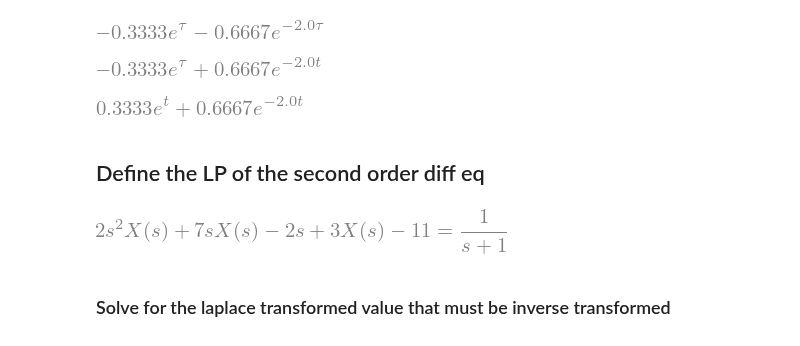
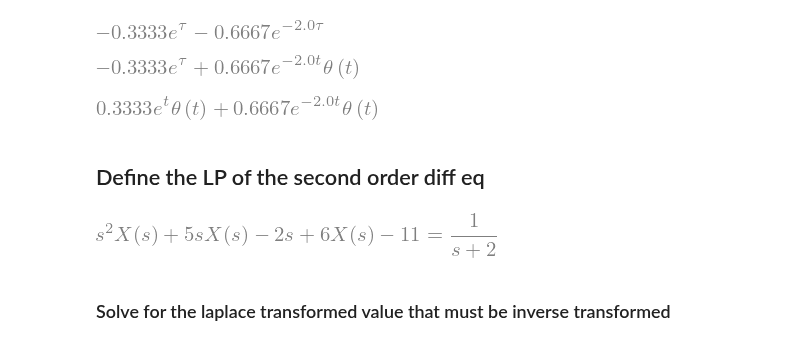
Before and after one commit to JonHowMIT/Signals_and_Systems, a Jupyter notebook: 16_002_Topic10_DiffEq_delta_input.ipynb, the cells around one changed output. Drawn from its saved outputs; the diff is of its cells as text; code cells hidden in the pictures.

```diff
--- a/16_002_Topic10_DiffEq_delta_input.ipynb
+++ b/16_002_Topic10_DiffEq_delta_input.ipynb
@@ -18,6 +18,5 @@ from sympy.abc import a, t, x, s, X, g, G
 print("Sympy version "+sympy.__version__)
 init_printing(use_unicode=True)
 
-tau = Symbol('tau', negative=True)
-a, x, g, X, G = symbols('a x g X G', cls = Function)
+a, x, g, X, G, tau = symbols('a x g X G tau', cls = Function)
 # %% [output]
@@ -33,14 +32,15 @@ def inverse_laplace_transform_ac(G_ilt_ac,s,t):
 # %% [markdown]
 ## Check that get desired properties for basic ftns
 # %%
-t = Symbol('t', positive=False)
+#t = Symbol('t', positive=False)
 g = DiracDelta(t)
 G = laplace_transform(g, t, s, noconds = True) # Checking the performance -  Should get 1.
 G
 # %% [output]
 [figure]
 # %%
-t = Symbol('t', positive=True)
+tau = Symbol('tau', negative=True)
+#t = Symbol('t', positive=True)
 # %%
 g = Heaviside(t,1)
 G = laplace_transform(g, t, s, noconds = True) # Checking the performance -  Should get 1/s.
@@ -128,20 +128,21 @@ N(g_rocA,4)
 g_rocB = inverse_laplace_transform_ac(G1,s,t) + inverse_laplace_transform(G2,s,t)
 N(g_rocB,4)
 # %% [output]
-[figure, old version]
+[figure, new version]
 # %%
 # ROC C Re[s] > 1
 g_rocC = inverse_laplace_transform(G1,s,t) + inverse_laplace_transform(G2,s,t)
 N(g_rocC,4)
 # %% [output]
-[figure, old version]
+[figure, new version]
 # %% [markdown]
 ## Define the LP of the second order diff eq
 # %%
-case = 0
+case = 2
 # define the differential equation to solve
 if case == 0:
     # input is a delta
+    g = DiracDelta(t)
     x0 = 1
     v0 = 2
     a = 2
@@ -153,6 +154,7 @@ if case == 0:
     v0p = v0 + d/a
 elif case == 1:
     # input is a delta
+    g = DiracDelta(t)
     x0 = 2
     v0 = 4
     a = 1
@@ -162,34 +164,34 @@ elif case == 1:
     W = laplace_transform(d * g, t, s, noconds = True)
     x0p = x0
     v0p = v0 + d/a
 elif case == 2:
     # input is an exponential
     a = 1
     b = 5
     c = 6
     d = 1
     x0 = 2
     v0 = 1
     x0p = x0
     v0p = v0
     g = sympy.exp(-2*t)*Heaviside(t)
     W = laplace_transform(d*g, t, s, noconds = True)
 elif case == 3:
     # input is a step
     a = 1
     b = 5
     c = 6
     d = 1
     W = laplace_transform(d*Heaviside(t,0), t, s, noconds = True)
     xp = d/c
     ev = np.roots([a, b, c])
     const = inv([[1,1],[ev[0],ev[1]]])@[[x0-xp],[v0]]
     #print(const)
 
 eom  = Eq(a*(s**2 *X(s)- s*x0 - v0) + b*(s*X(s) - x0) + c * X(s), W)
 eom.replace(Heaviside(0), 0)
 # %% [output]
-[figure, old version]
+[figure, new version]
 # %% [markdown]
 ### Solve for the laplace transformed value that must be inverse transformed
 # %%
```
Also changed, not shown: parts of 5 cells of this notebook, 1 other file.
